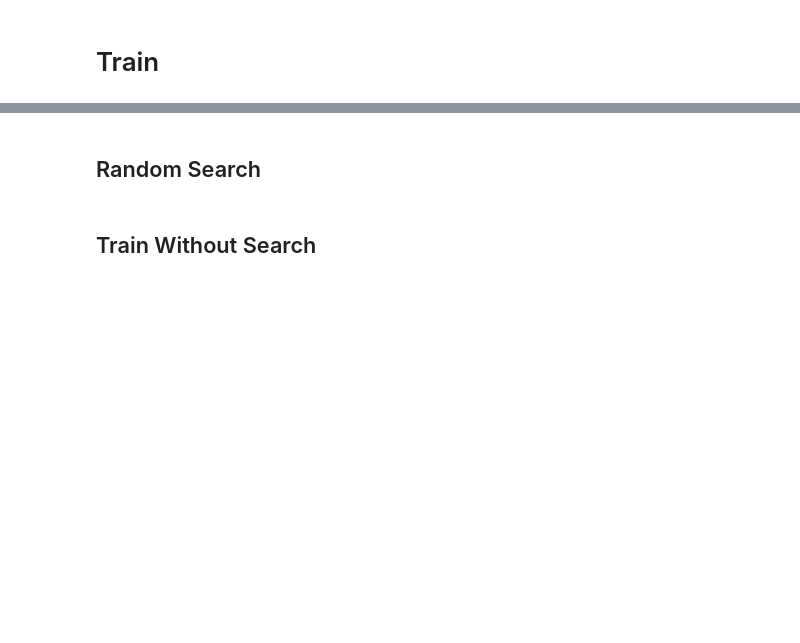
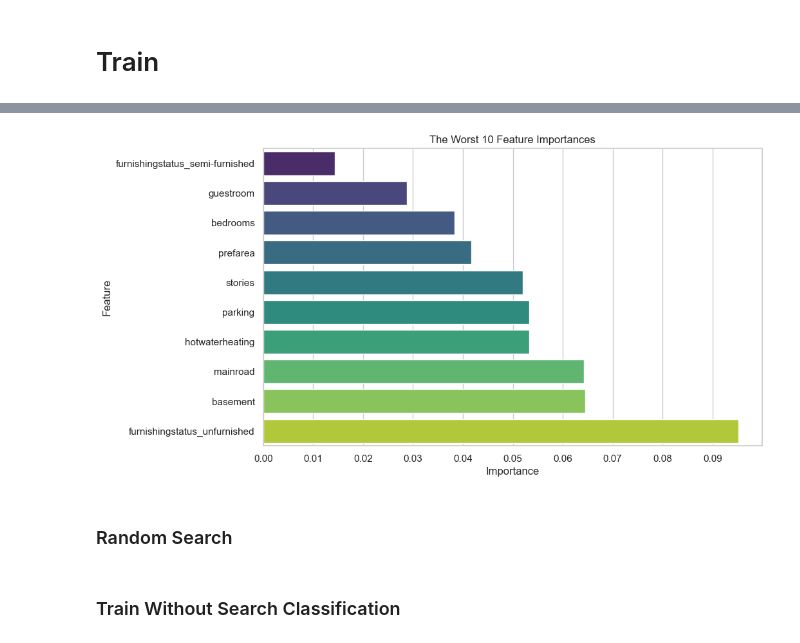
Before and after one commit to zyad-ashraf-amar/ML-Codes, a Jupyter notebook: ML_Codes/2- Regression/ML_Regression_def_call.ipynb, the cells around one changed output, grey strips where cells are left out. Cells and saved outputs as stored; diff of their text form; code cells hidden in the pictures; blank space fills up the shorter version.

```diff
--- a/ML_Codes/2- Regression/ML_Regression_def_call.ipynb
+++ b/ML_Codes/2- Regression/ML_Regression_def_call.ipynb
@@ -660,3 +800,7 @@ XGBRegressor(base_score=None, booster=None, callbacks=None,
+# %%
+plot_feature_importance(XGBoost_model, x_train, selected_columns, top_n='last')
+# %% [output]
+[figure, added]
 # %% [markdown]
-## Random Search
+### Random Search
 # %%
@@ -669,7 +812,7 @@ XGBRegressor(base_score=None, booster=None, callbacks=None,
 # model = best_estimator
 # model
 # %% [markdown]
-## Train Without Search
+### Train Without Search Classification
 # %%
 # model = get_regressor('random_forest_regressor', x_train, y_train, n_estimators=100, max_depth=5, plot=True)
 # model
```
Also changed, not shown: parts of 148 cells of this notebook.
